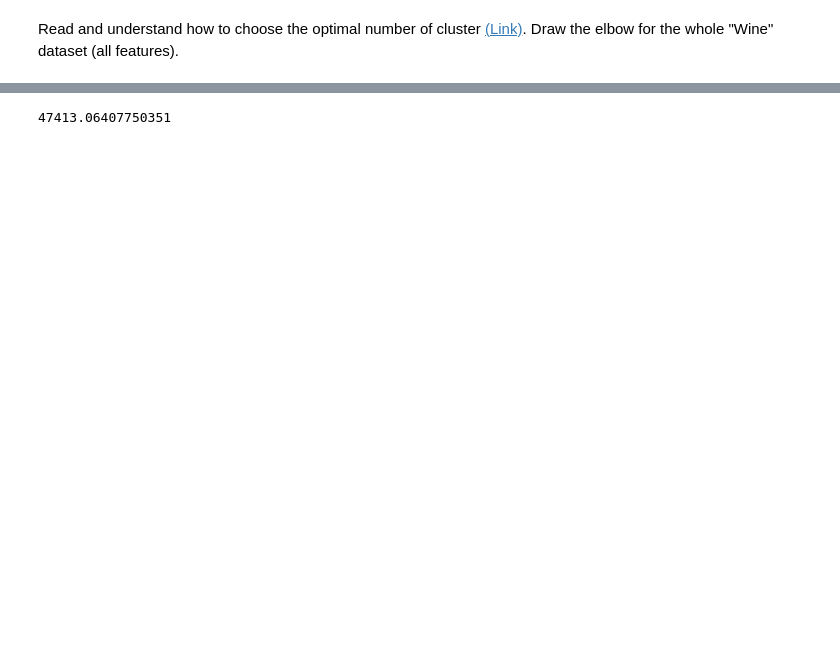
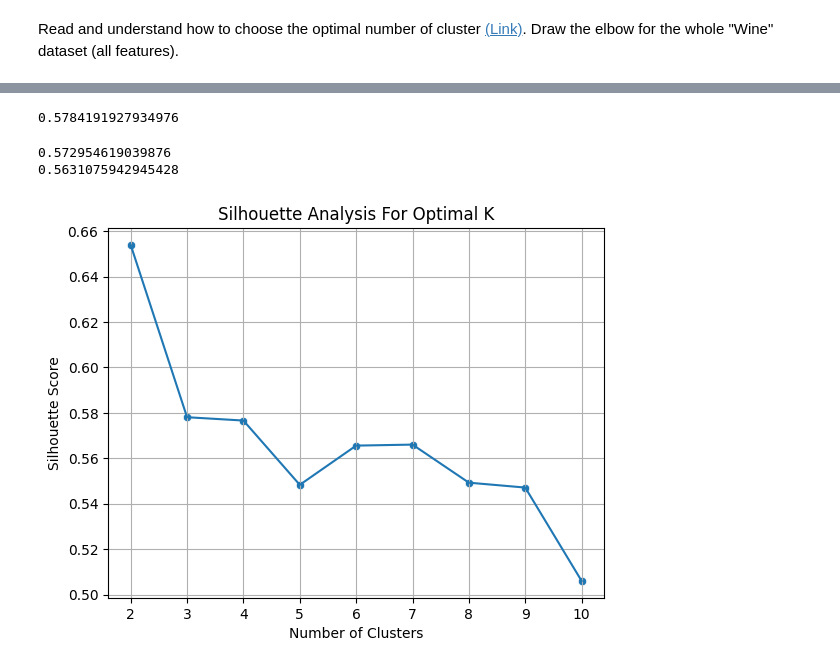
Before and after one commit to niimo753/neu-machine-learning-module, a Jupyter notebook: ML2/ML2_HW3_Kmeans_MinhNgoc_11212980.ipynb, the cells around one changed output, grey strips where cells are left out. Drawn from its saved outputs; the diff is of its cells as text; code cells hidden in the pictures; blank space fills up the shorter version.

```diff
--- a/ML2/ML2_HW3_Kmeans_MinhNgoc_11212980.ipynb
+++ b/ML2/ML2_HW3_Kmeans_MinhNgoc_11212980.ipynb
@@ -159,2 +261,12 @@ def calculate_wss(X, y):
+# %%
+def my_silhouette_score(X, y):
+    sils = []
+    for i in range(X.shape[0]):
+        label = int(y[i])
+        a = np.mean(np.linalg.norm(X.iloc[i] - X.iloc[y==label], axis=1))
+        distance_clusters = [np.linalg.norm(X.iloc[i] - X.iloc[y==c], axis=1) for c in np.unique(y) if c != label]
+        b = np.min([np.mean(distance) for distance in distance_clusters])
+        sils.append((b-a)/np.max([a, b]))
+    return np.mean(sils)
 # %%
 X = wine.copy()
@@ -164,4 +276,58 @@ y = kmeans.labels
 # %%
-calculate_wss(X, y)
+my_silhouette_score(X, y)
 # %% [output]
-47413.06407750351
+0.5784191927934976
+# %%
+from sklearn.metrics import silhouette_score
+
+X = wine.copy()
+kmeans = KMeans(n_clusters=4, max_iter=1000)
+kmeans.fit(X)
+y = kmeans.labels_
+
+print(my_silhouette_score(X, y))
+print(silhouette_score(X, y))
+# %% [output]
+0.572954619039876
+0.5631075942945428
+# %%
+from sklearn.metrics import silhouette_score
+# def silhouette_score(X, y):
+#     sils = []
+#     for i in range(X.shape[0]):
+#         label = int(y[i])
+#         a = np.mean(np.linalg.norm(X.iloc[i] - X.iloc[y==label], axis=1))
+#         b = np.mean(np.linalg.norm(X.iloc[i] - X.iloc[y!=label], axis=1))
+#         sils.append((b-a)/np.max([a, b]))
+#     return np.mean(sils)
+
+def my_silhouette_score(X, y):
+    sils = []
+    for i in range(X.shape[0]):
+        label = int(y[i])
+        a = np.mean(np.linalg.norm(X.iloc[i] - X.iloc[y==label], axis=1))
+        distance_clusters = [np.linalg.norm(X.iloc[i] - X.iloc[y==c], axis=1) for c in np.unique(y) if c != label]
+        b = np.min([np.mean(distance) for distance in distance_clusters])
+        sils.append((b-a)/np.max([a, b]))
+    return np.mean(sils)
+
+def silhouette_chart(X, n_clusters_range=np.arange(2, 11, 1)):
+    sil_scores = []
+    for k in n_clusters_range:
+        X_copy = X.copy()
+        kmeans = MyKMeans(n_clusters=k, max_iter=1000, seed=42)
+        kmeans.fit(X_copy)
+        y = kmeans.labels
+        sil_scores.append(my_silhouette_score(X_copy, y))
+    sns.lineplot(x=n_clusters_range, y=sil_scores)
+    sns.scatterplot(x=n_clusters_range, y=sil_scores)
+    plt.title("Silhouette Analysis For Optimal K")
+    plt.xlabel("Number of Clusters")
+    plt.ylabel("Silhouette Score")
+    plt.grid(True)
+    plt.show()
+
+X = wine.copy()
+silhouette_chart(X)
+# %% [output]
+[figure, added]
```
Also changed, not shown: parts of 20 cells of this notebook, 1 other file.
